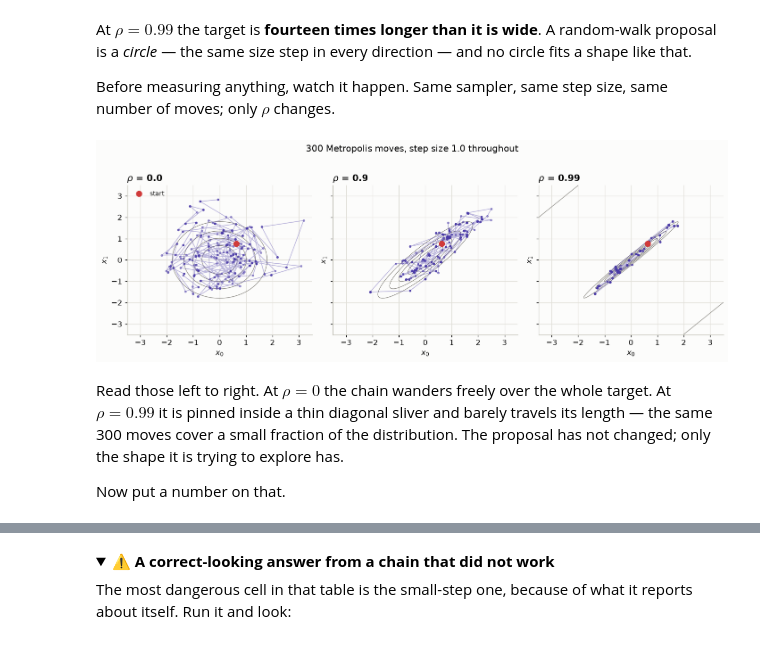
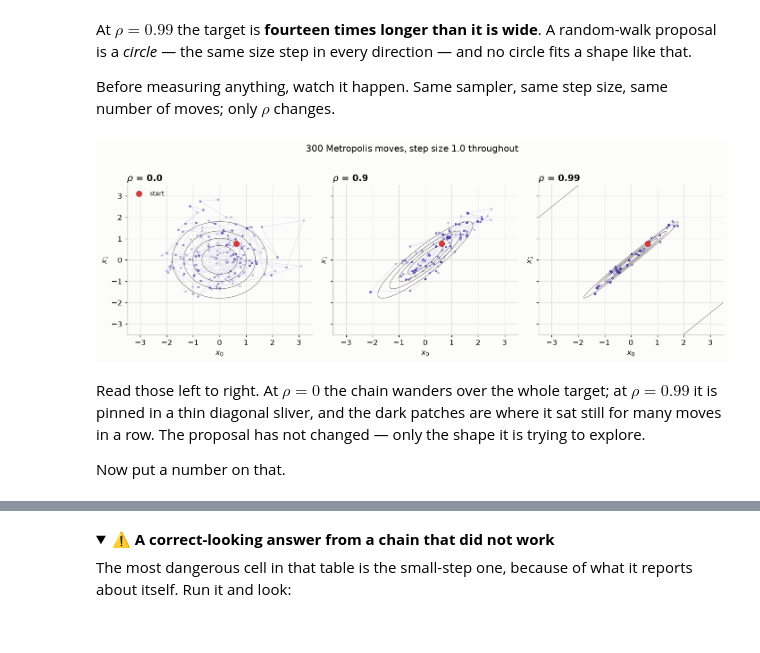
Before and after one commit to VeronikaWendler/sbi4cogsci, a Jupyter notebook: tutorials/day2_bayes_toolkit/mcmc-and-identifiability.ipynb, the cells around one changed output, grey strips where cells are left out. Saved outputs shown, nothing was run; the diff lists cells and outputs as text; code cells hidden in the pictures.

```diff
--- a/tutorials/day2_bayes_toolkit/mcmc-and-identifiability.ipynb
+++ b/tutorials/day2_bayes_toolkit/mcmc-and-identifiability.ipynb
@@ -411,43 +375,44 @@ and no circle fits a shape like that.
 Before measuring anything, watch it happen. Same sampler, same step size, same
 number of moves; only $\rho$ changes.
 # %%
-def plot_path(ax, path, rho, title, alpha=0.9):
+def plot_path(ax, path, rho, title, alpha=0.1):
     """Chain path over the target's contours. Used for every sampler here.
 
-    `alpha` fades the path: a 40-step Gibbs staircase wants to be opaque, a
-    300-step scribble wants to be faint or it reads as a solid blob. The start
-    marker stays opaque either way — it is a landmark, not part of the trace.
+    The path is drawn faint on purpose. Where the chain sits still, hundreds of
+    overlapping segments stack up and the ink goes dark; where it moves freely,
+    each segment is drawn once and stays pale. So darkness *is* the diagnostic:
+    a black blob is a chain that stopped. The start marker stays opaque — it is
+    a landmark, not part of the trace.
     """
     g = np.linspace(-3.5, 3.5, 200)
     X0, X1 = np.meshgrid(g, g)
     Z = np.exp(-(X0**2 - 2 * rho * X0 * X1 + X1**2) / (2 * (1 - rho**2)))
     ax.contour(X0, X1, Z, levels=5, colors=S.MUTED, linewidths=0.8)
     ax.plot(path[:, 0], path[:, 1], "-", color=S.NAIVE, lw=1.1, alpha=alpha)
     ax.plot(path[:, 0], path[:, 1], "o", color=S.NAIVE, ms=2.5, ls="none",
             alpha=min(1.0, alpha + 0.1))
     ax.plot(path[0, 0], path[0, 1], "o", color=S.DIVERGENT, ms=8, label="start")
     ax.set(title=title, xlabel="$x_0$", ylabel="$x_1$",
            xlim=(-3.5, 3.5), ylim=(-3.5, 3.5))
 
 
 N_SHOW = 300
 fig, axes = plt.subplots(1, 3, figsize=(13, 4.4), sharex=True, sharey=True)
 for ax, rho in zip(axes, RHOS):
     path, _ = metropolis(log_target_gaussian(rho), start=[0.0, 0.0],
                          n_steps=N_SHOW, step_size=1.0, seed=RANDOM_SEED)
     ax.plot([], [])
-    plot_path(ax, path, rho, rf"$\rho$ = {rho}", alpha=0.35)
+    plot_path(ax, path, rho, rf"$\rho$ = {rho}")
 axes[0].legend(fontsize=9, loc="upper left")
 fig.suptitle(f"{N_SHOW} Metropolis moves, step size 1.0 throughout", y=1.02)
 fig.tight_layout()
 # %% [output]
-[figure, old version]
+[figure, new version]
 # %% [markdown]
-Read those left to right. At $\rho = 0$ the chain wanders freely over the
-whole target. At $\rho = 0.99$ it is pinned inside a thin diagonal sliver and
-barely travels its length — the same 300 moves cover a small fraction of the
-distribution. The proposal has not changed; only the shape it is trying to
-explore has.
+Read those left to right. At $\rho = 0$ the chain wanders over the whole
+target; at $\rho = 0.99$ it is pinned in a thin diagonal sliver, and the dark
+patches are where it sat still for many moves in a row. The proposal has not
+changed — only the shape it is trying to explore.
 
 Now put a number on that.
 # %%
```
Also changed, not shown: parts of 19 cells of this notebook, 5 other files.
